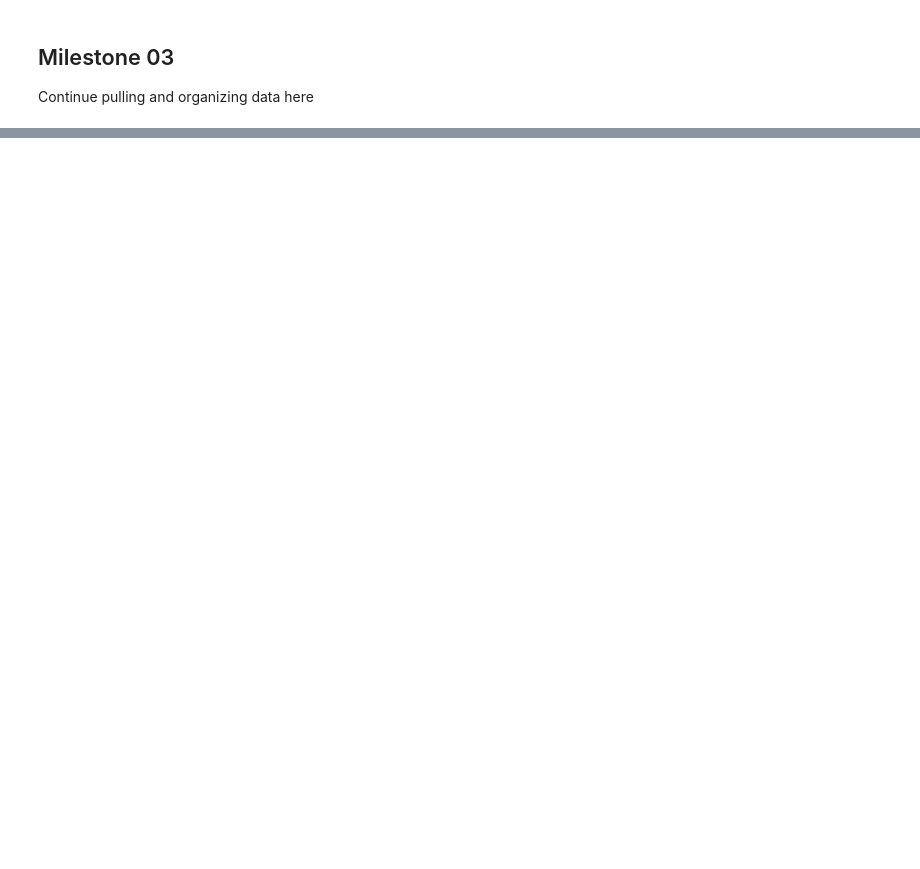
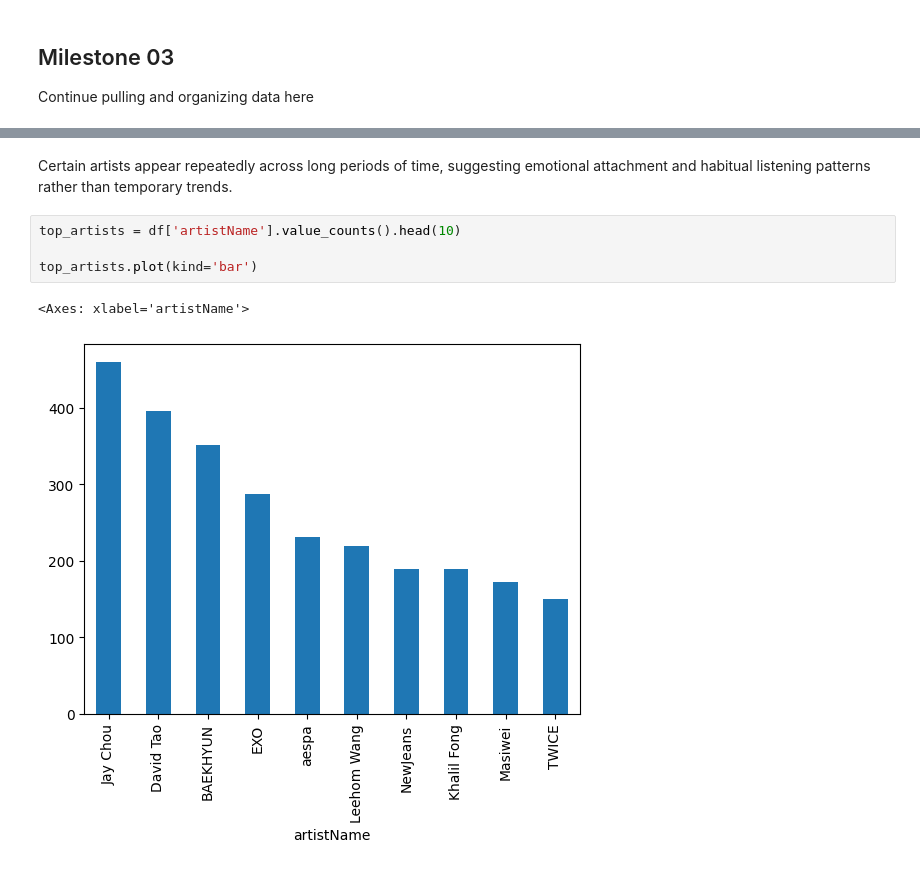
Before and after one commit to heatherrrrc4/5005_Project02, a Jupyter notebook: 5005-Project02.ipynb, the cells around one changed output, grey strips where cells are left out. Drawn from its saved outputs; the diff is of its cells as text; blank space fills up the shorter version.

```diff
--- a/5005-Project02.ipynb
+++ b/5005-Project02.ipynb
@@ -118,0 +120,9 @@ Continue pulling and organizing data here
+# %% [markdown]
+Certain artists appear repeatedly across long periods of time, suggesting emotional attachment and habitual listening patterns rather than temporary trends.
+# %%
+top_artists = df['artistName'].value_counts().head(10)
+
+top_artists.plot(kind='bar')
+# %% [output]
+<Axes: xlabel='artistName'>
+[figure, added]
```
Also changed, not shown: parts of 10 cells of this notebook.
